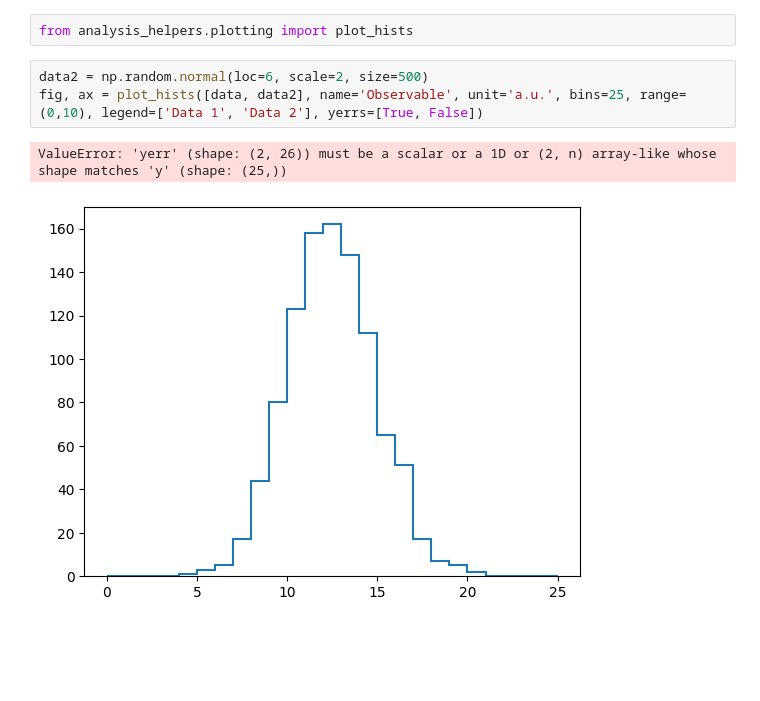
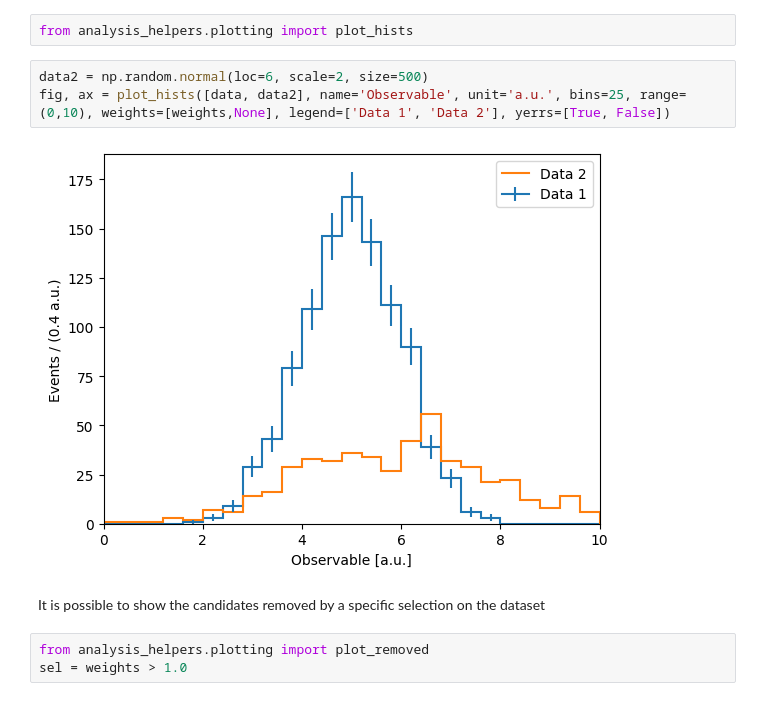
Before and after one commit to cpviolation/analysis_helpers, a Jupyter notebook: docs/notebooks/plots.ipynb, the cells around one changed output. Cells and saved outputs as stored; diff of their text form; blank space fills up the shorter version.

Commit message:
fixed some functions in plotting; updated documentation notebook

```diff
--- a/docs/notebooks/plots.ipynb
+++ b/docs/notebooks/plots.ipynb
@@ -99,7 +47,11 @@ There are also functions to draw multiple histograms on the same plot:
 from analysis_helpers.plotting import plot_hists
 # %%
 data2 = np.random.normal(loc=6, scale=2, size=500)
-fig, ax = plot_hists([data, data2], name='Observable', unit='a.u.', bins=25, range=(0,10), legend=['Data 1', 'Data 2'], yerrs=[True, False])
+fig, ax = plot_hists([data, data2], name='Observable', unit='a.u.', bins=25, range=(0,10), weights=[weights,None], legend=['Data 1', 'Data 2'], yerrs=[True, False])
 # %% [output]
-ValueError: 'yerr' (shape: (2, 26)) must be a scalar or a 1D or (2, n) array-like whose shape matches 'y' (shape: (25,))
-[figure, old version]
+[figure, new version]
+# %% [markdown]
+It is possible to show the candidates removed by a specific selection on the dataset
+# %%
+from analysis_helpers.plotting import plot_removed
+sel = weights > 1.0
```
Also changed, not shown: parts of 16 cells of this notebook, 1 other file.
